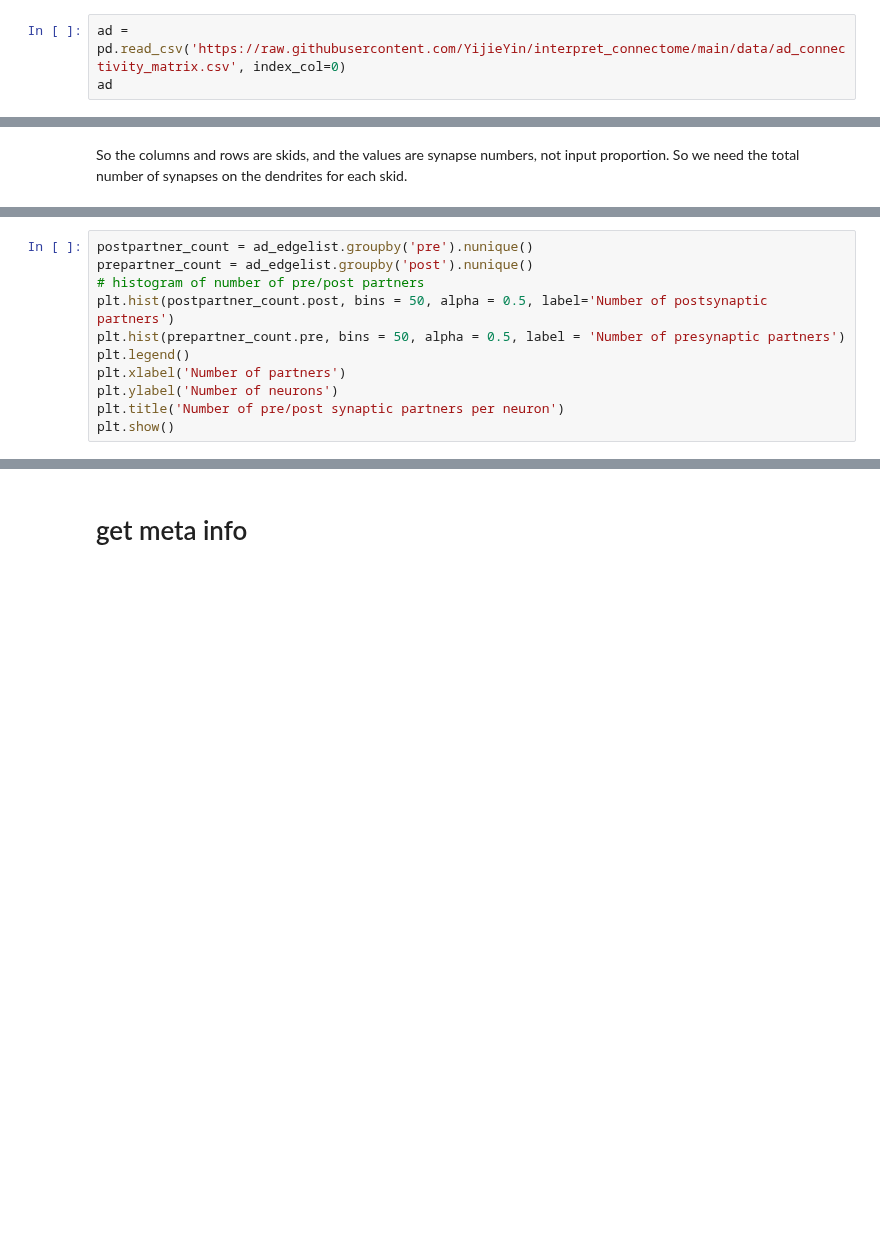
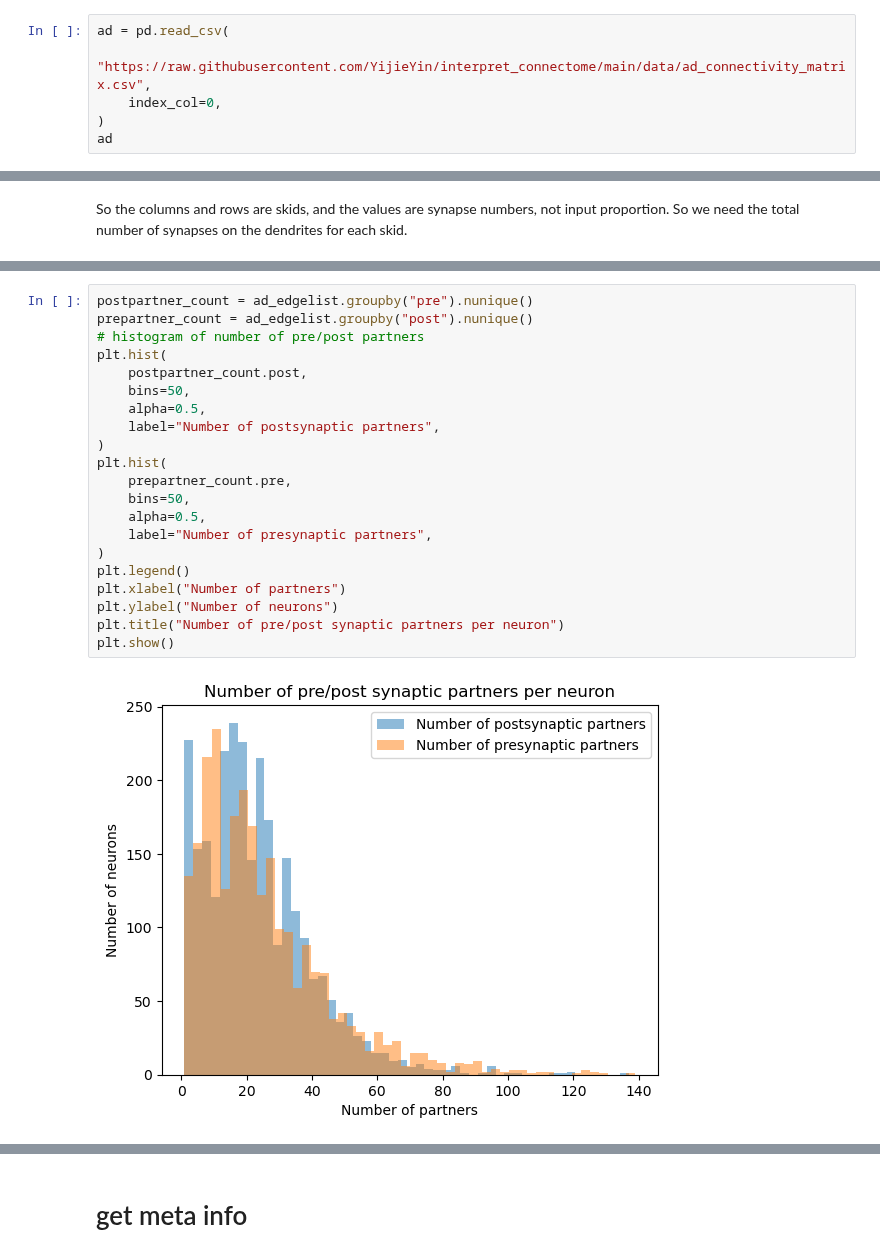
Before and after one commit to YijieYin/connectome_data_prep, a Jupyter notebook: larva_prepare_connectome.ipynb, the cells around one changed output, grey strips where cells are left out. Cells and saved outputs as stored; diff of their text form; blank space fills up the shorter version.

```diff
--- a/larva_prepare_connectome.ipynb
+++ b/larva_prepare_connectome.ipynb
@@ -17,5 +17,8 @@ import scipy as sp
 # get axon-dendrite connectome
 Connectivity matrix from [here](https://www.science.org/doi/10.1126/science.add9330).
 # %%
-ad = pd.read_csv('https://raw.githubusercontent.com/YijieYin/interpret_connectome/main/data/ad_connectivity_matrix.csv', index_col=0)
+ad = pd.read_csv(
+    "https://raw.githubusercontent.com/YijieYin/interpret_connectome/main/data/ad_connectivity_matrix.csv",
+    index_col=0,
+)
 ad
@@ -33,13 +67,25 @@ ad_edgelist
 # %%
-postpartner_count = ad_edgelist.groupby('pre').nunique()
-prepartner_count = ad_edgelist.groupby('post').nunique()
+postpartner_count = ad_edgelist.groupby("pre").nunique()
+prepartner_count = ad_edgelist.groupby("post").nunique()
 # histogram of number of pre/post partners
-plt.hist(postpartner_count.post, bins = 50, alpha = 0.5, label='Number of postsynaptic partners')
-plt.hist(prepartner_count.pre, bins = 50, alpha = 0.5, label = 'Number of presynaptic partners')
+plt.hist(
+    postpartner_count.post,
+    bins=50,
+    alpha=0.5,
+    label="Number of postsynaptic partners",
+)
+plt.hist(
+    prepartner_count.pre,
+    bins=50,
+    alpha=0.5,
+    label="Number of presynaptic partners",
+)
 plt.legend()
-plt.xlabel('Number of partners')
-plt.ylabel('Number of neurons')
-plt.title('Number of pre/post synaptic partners per neuron')
+plt.xlabel("Number of partners")
+plt.ylabel("Number of neurons")
+plt.title("Number of pre/post synaptic partners per neuron")
 plt.show()
+# %% [output]
+[figure, added]
 # %%
 # percentage of neurons with >10 partners
```
Also changed, not shown: parts of 25 cells of this notebook, 5 other files.
